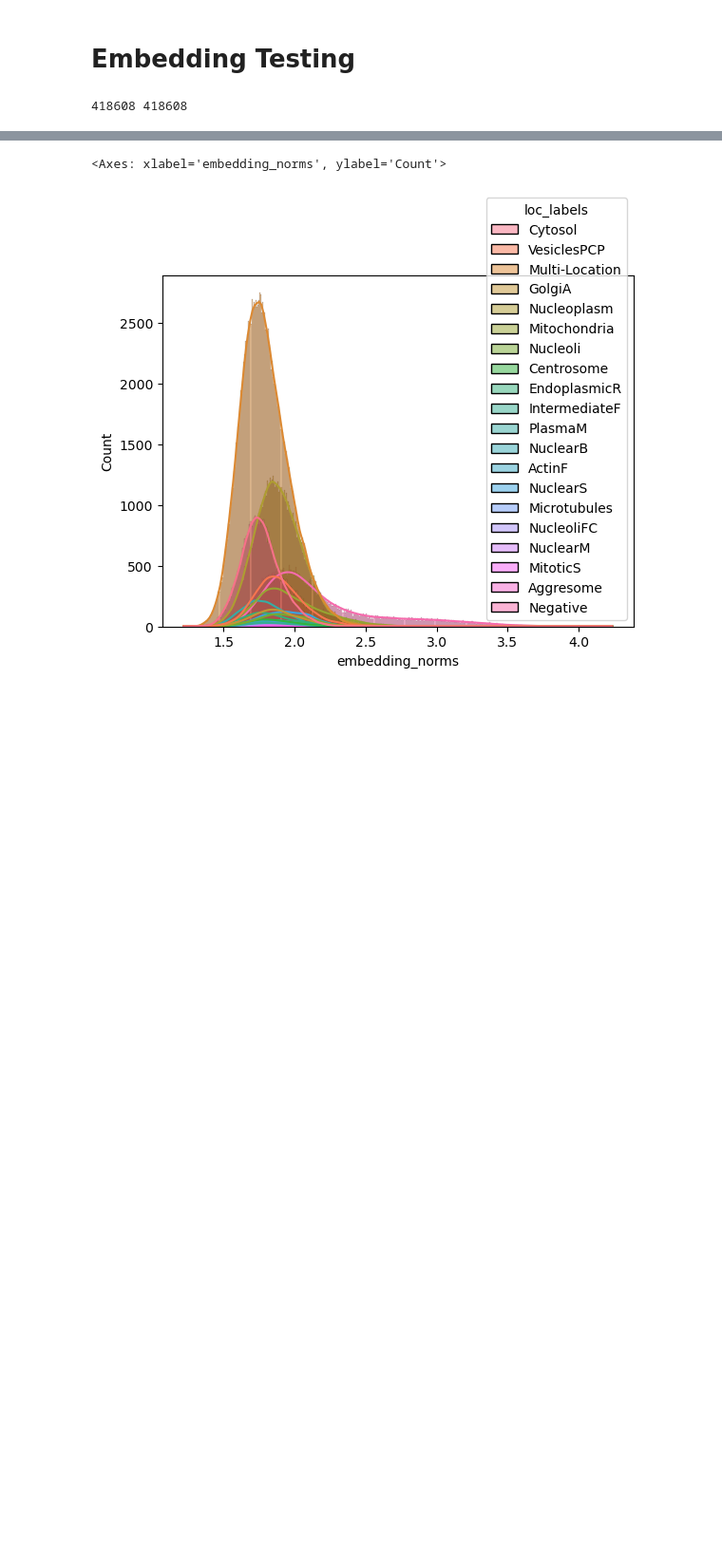
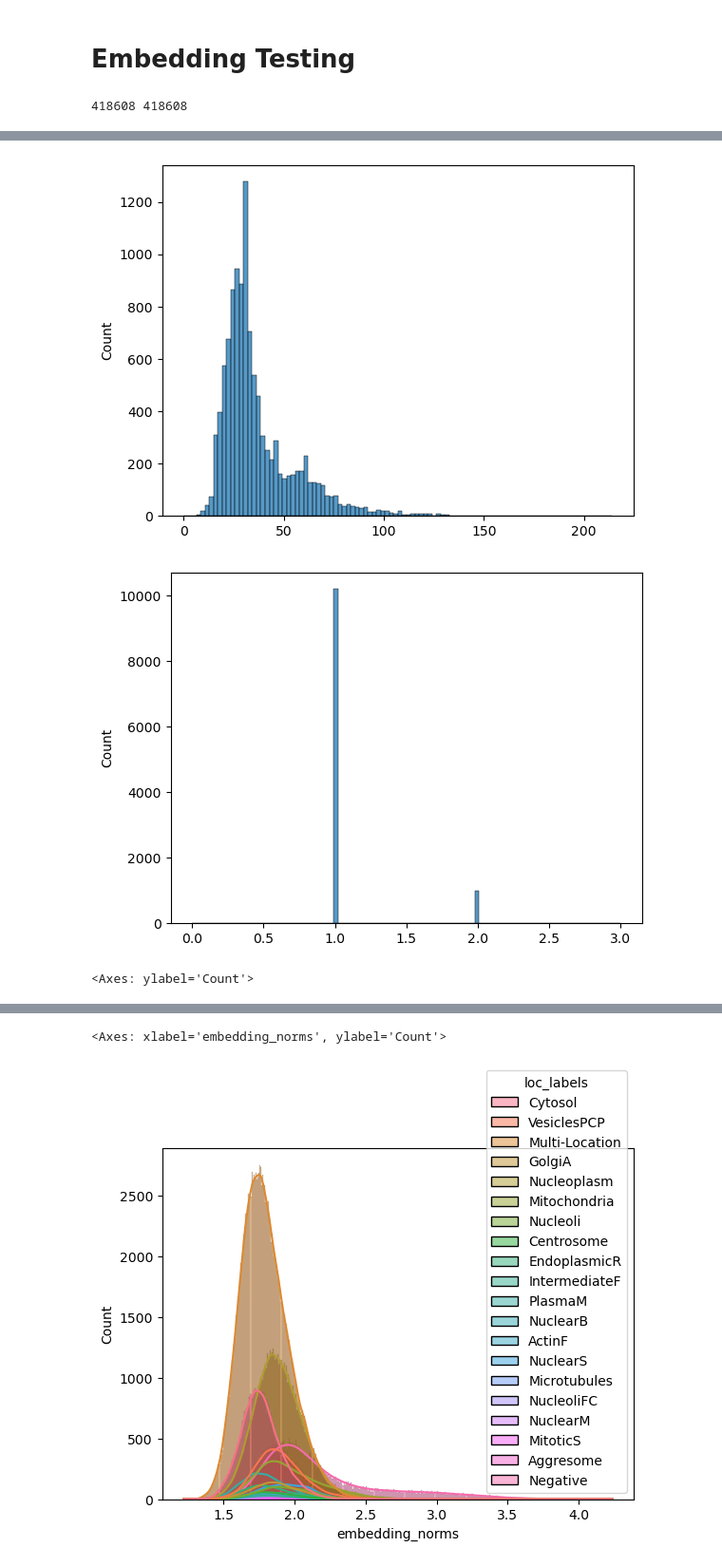
Before and after one commit to ishan-gaur/sc-music, a Jupyter notebook: sc_embeddings.ipynb, the cells around one changed output, grey strips where cells are left out. Shown: that part at 95% size. Cells and saved outputs as stored; diff of their text form; code cells hidden in the pictures; blank space fills up the shorter version.

```diff
--- a/sc_embeddings.ipynb
+++ b/sc_embeddings.ipynb
@@ -210,14 +210,16 @@ print(len(u2os_embeddings), len(u2os_labels))
 genes = list(set(u2os_labels["gene_names"].unique()))
 gene_nums = []
 loc_nums = []
+diff_prop = []
 for gene in genes:
     gene_df = u2os_labels[u2os_labels["gene_names"] == gene]
     gene_nums.append(len(gene_df))
     loc_nums.append(len(gene_df["target"].unique()))
+    if loc_nums[-1] == 2:
+        counts = gene_df["target"].value_counts()
+        print(counts)
+        diff_prop.append(min(counts) / sum(counts))
 gene_nums = np.array(gene_nums)
 loc_nums = np.array(loc_nums)
 print(len(genes))
-sns.histplot(gene_nums, bins=100)
-plt.clf()
-sns.histplot(loc_nums, bins=100)
 # %% [output]
@@ -226,0 +244,12 @@ sns.histplot(loc_nums, bins=100)
+# %%
+sns.histplot(gene_nums, bins=100)
+plt.show()
+plt.clf()
+sns.histplot(loc_nums, bins=100)
+plt.show()
+plt.clf()
+sns.histplot(diff_prop, bins=100)
+# %% [output]
+[figure, added]
+[figure, added]
+<Axes: ylabel='Count'>
```
Also changed, not shown: parts of 2 cells of this notebook, 3 other files.
